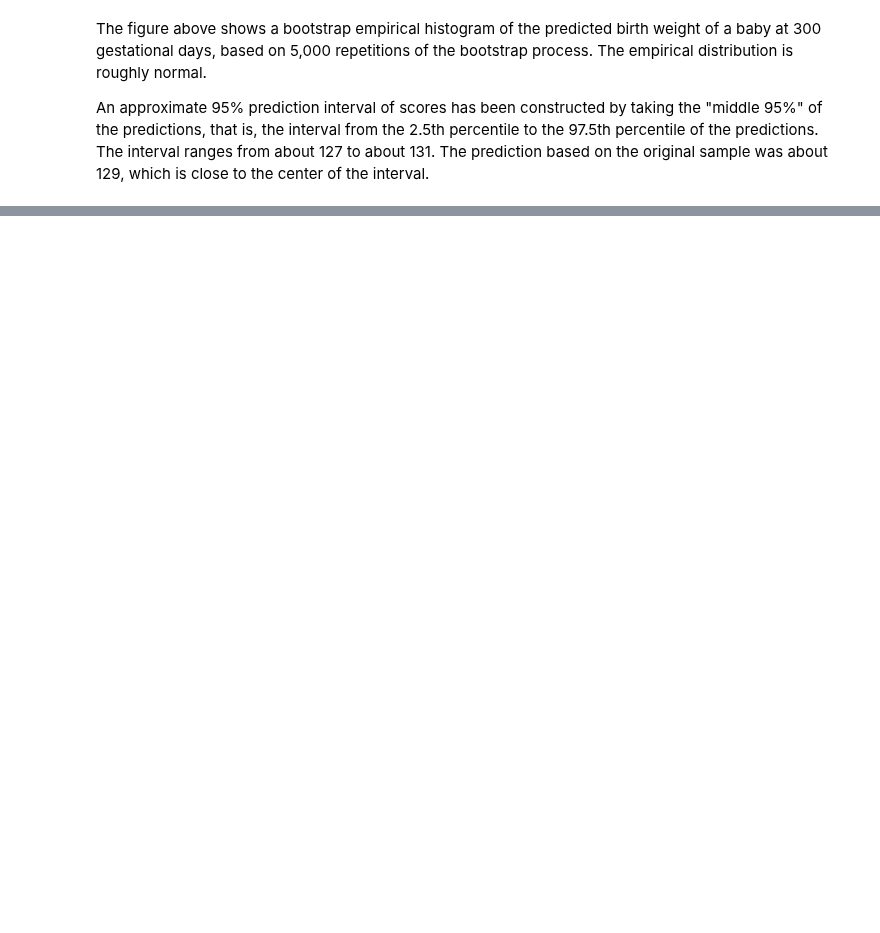
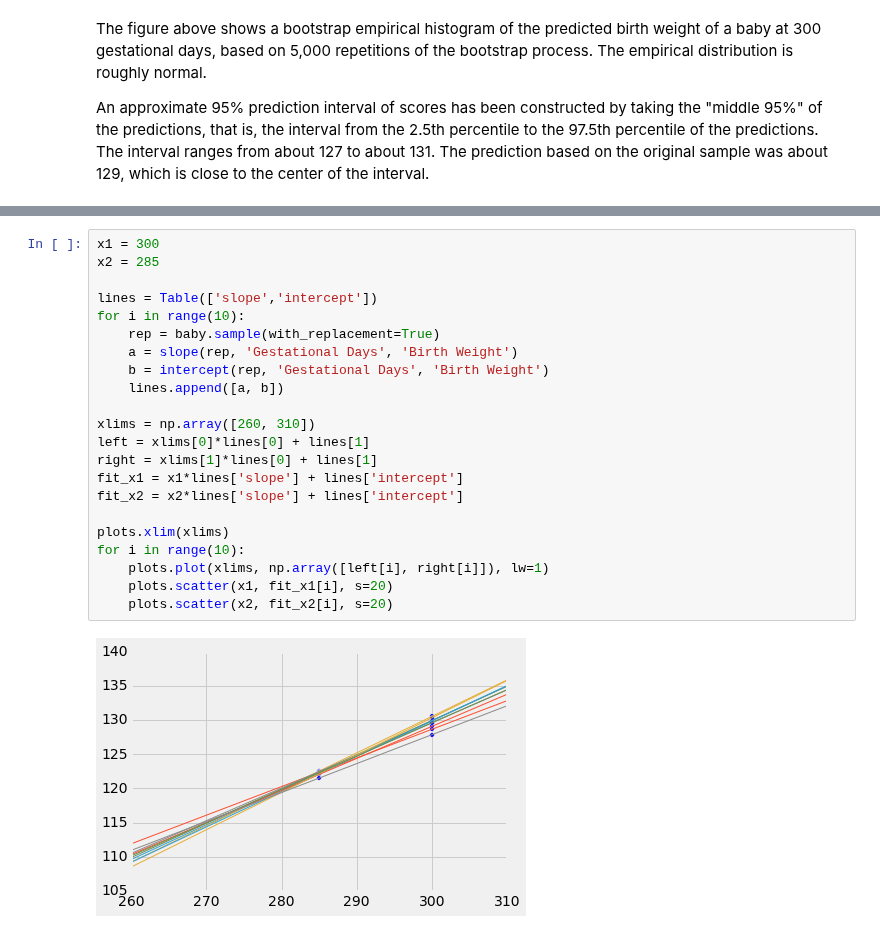
Before and after one commit to data-8/textbook, a Jupyter notebook: notebooks/RegressionInference.ipynb, the cells around one changed output, grey strips where cells are left out. Cells and saved outputs as stored; diff of their text form; blank space fills up the shorter version.

```diff
--- a/notebooks/RegressionInference.ipynb
+++ b/notebooks/RegressionInference.ipynb
@@ -339,0 +359,24 @@ Approximate 95%-confidence interval:
+# %%
+x1 = 300
+x2 = 285
+
+lines = Table(['slope','intercept'])
+for i in range(10):
+    rep = baby.sample(with_replacement=True)
+    a = slope(rep, 'Gestational Days', 'Birth Weight')
+    b = intercept(rep, 'Gestational Days', 'Birth Weight')
+    lines.append([a, b])
+
+xlims = np.array([260, 310])
+left = xlims[0]*lines[0] + lines[1]
+right = xlims[1]*lines[0] + lines[1]
+fit_x1 = x1*lines['slope'] + lines['intercept']
+fit_x2 = x2*lines['slope'] + lines['intercept']
+
+plots.xlim(xlims)
+for i in range(10):
+    plots.plot(xlims, np.array([left[i], right[i]]), lw=1)
+    plots.scatter(x1, fit_x1[i], s=20)
+    plots.scatter(x2, fit_x2[i], s=20)
+# %% [output]
+[figure, added]
```
Also changed, not shown: parts of 32 cells of this notebook.
